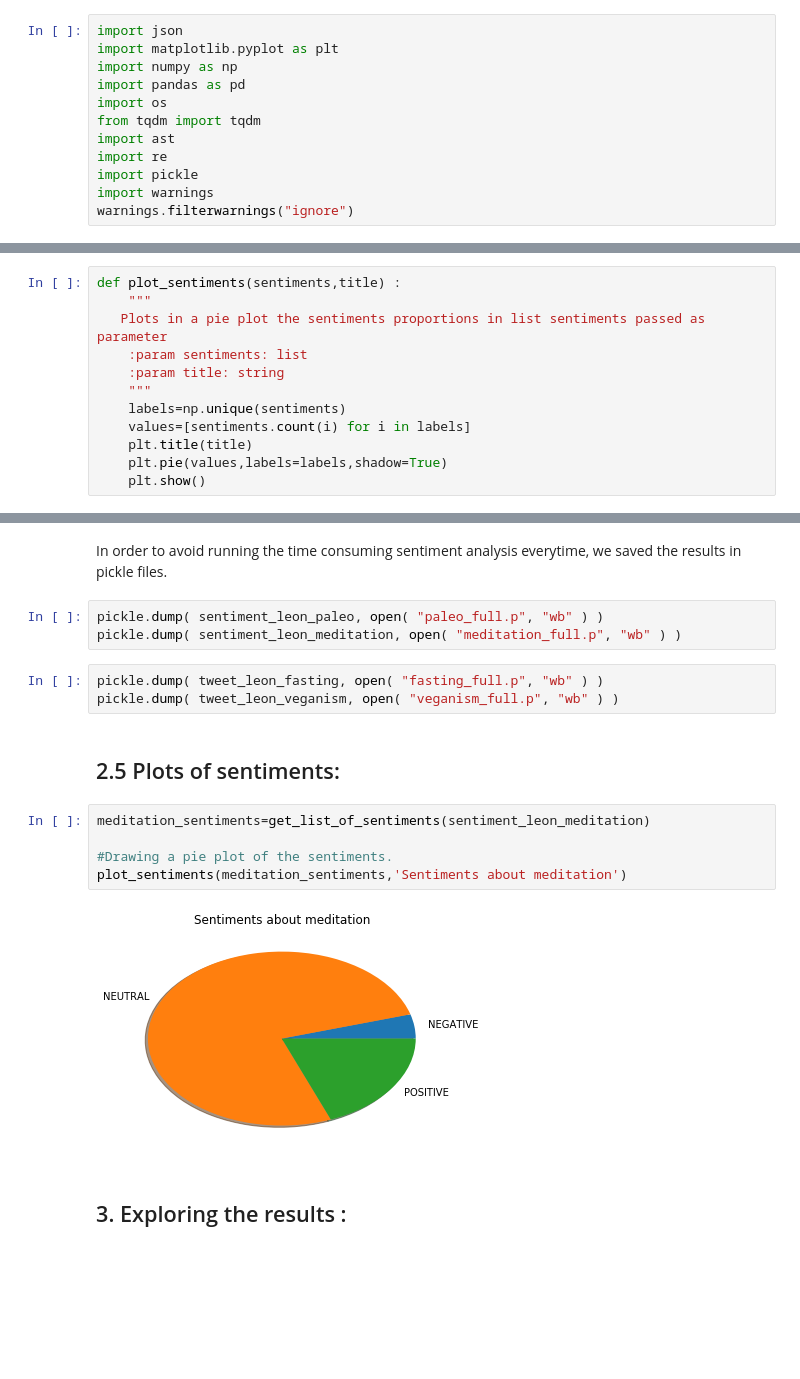
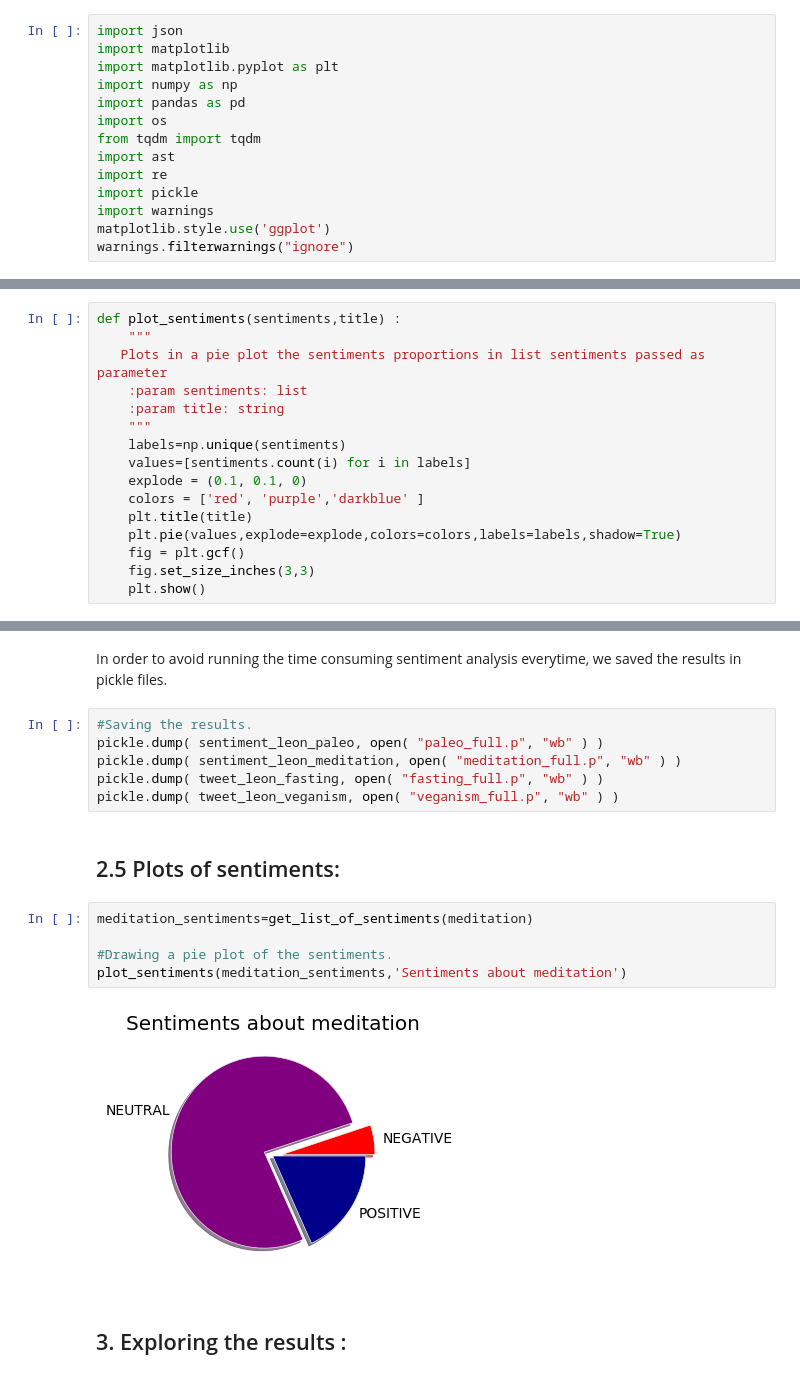
Before and after one commit to Firas11993/ada2017, a Jupyter notebook: Project/Project.ipynb, the cells around one changed output, grey strips where cells are left out. Saved outputs shown, nothing was run; the diff lists cells and outputs as text; blank space fills up the shorter version.

Commit message:
some plots and exploration

```diff
--- a/Project/Project.ipynb
+++ b/Project/Project.ipynb
@@ -1,5 +1,6 @@
 # %%
 import json
+import matplotlib
 import matplotlib.pyplot as plt
 import numpy as np
 import pandas as pd
@@ -9,6 +10,7 @@ import ast
 import re
 import pickle
 import warnings
+matplotlib.style.use('ggplot')
 warnings.filterwarnings("ignore")
 # %% [markdown]
 **Comment for TAs : Milestone 3 start from section II**
@@ -219,8 +221,12 @@ def plot_sentiments(sentiments,title) :
     """
     labels=np.unique(sentiments)
     values=[sentiments.count(i) for i in labels]
+    explode = (0.1, 0.1, 0)
+    colors = ['red', 'purple','darkblue' ]
     plt.title(title)
-    plt.pie(values,labels=labels,shadow=True)
+    plt.pie(values,explode=explode,colors=colors,labels=labels,shadow=True)
+    fig = plt.gcf()
+    fig.set_size_inches(3,3)
     plt.show()
 # %% [markdown]
 Below, we will see the sentiments about the trends that had good results (veganism and meditation) as they were provided in the dataset sample.
@@ -688,19 +679,19 @@ sentiment_leon_veganism = return_sentiments_full(tweet_leon_veganism)
 # %% [markdown]
 In order to avoid running the time consuming sentiment analysis everytime, we saved the results in pickle files.
 # %%
+#Saving the results.
 pickle.dump( sentiment_leon_paleo, open( "paleo_full.p", "wb" ) )
 pickle.dump( sentiment_leon_meditation, open( "meditation_full.p", "wb" ) )
+pickle.dump( tweet_leon_fasting, open( "fasting_full.p", "wb" ) )
+pickle.dump( tweet_leon_veganism, open( "veganism_full.p", "wb" ) )
-# %%
-pickle.dump( tweet_leon_fasting, open( "fasting_full.p", "wb" ) )
-pickle.dump( tweet_leon_veganism, open( "veganism_full.p", "wb" ) )
 # %% [markdown]
 ## 2.5 Plots of sentiments:
 # %%
-meditation_sentiments=get_list_of_sentiments(sentiment_leon_meditation)
+meditation_sentiments=get_list_of_sentiments(meditation)
 
 #Drawing a pie plot of the sentiments.
 plot_sentiments(meditation_sentiments,'Sentiments about meditation')
 # %% [output]
-[figure, old version]
+[figure, new version]
 # %% [markdown]
 ## 3. Exploring the results :
```
Also changed, not shown: parts of 16 cells of this notebook.
